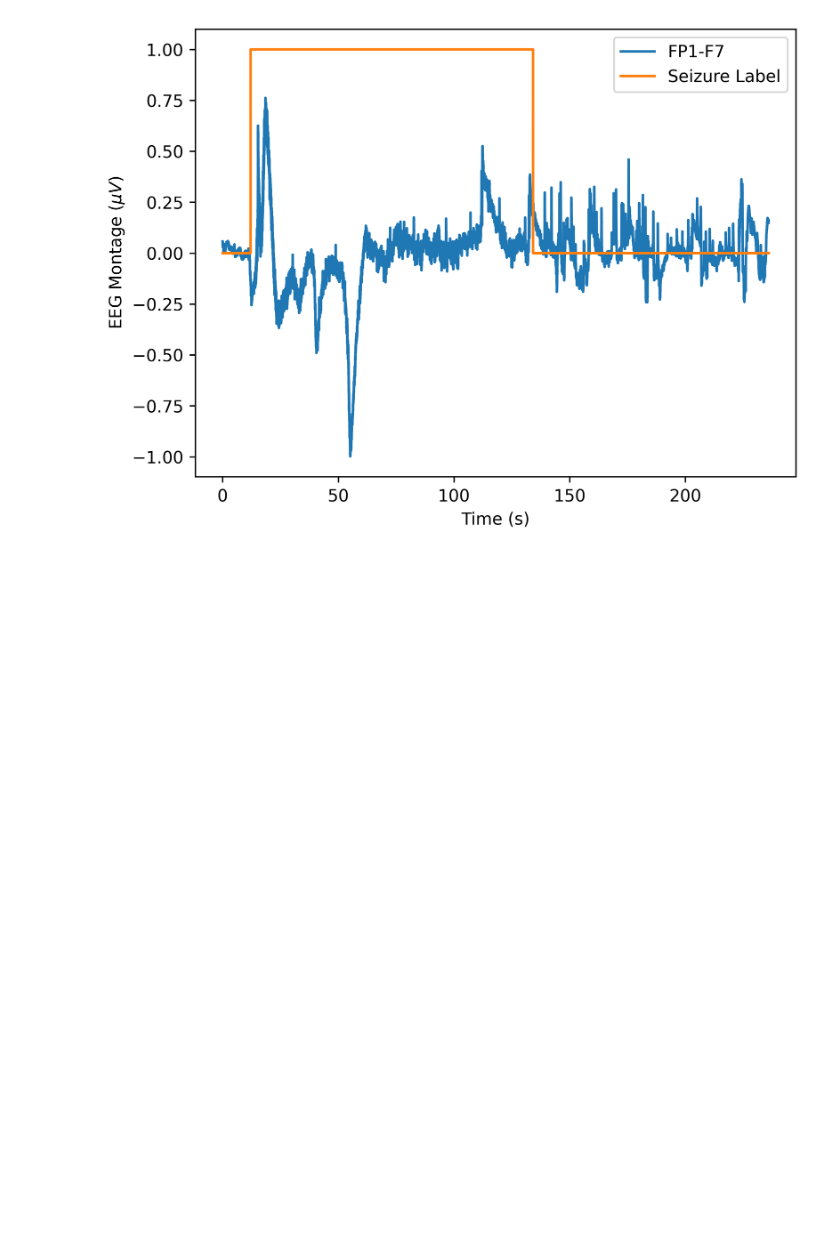
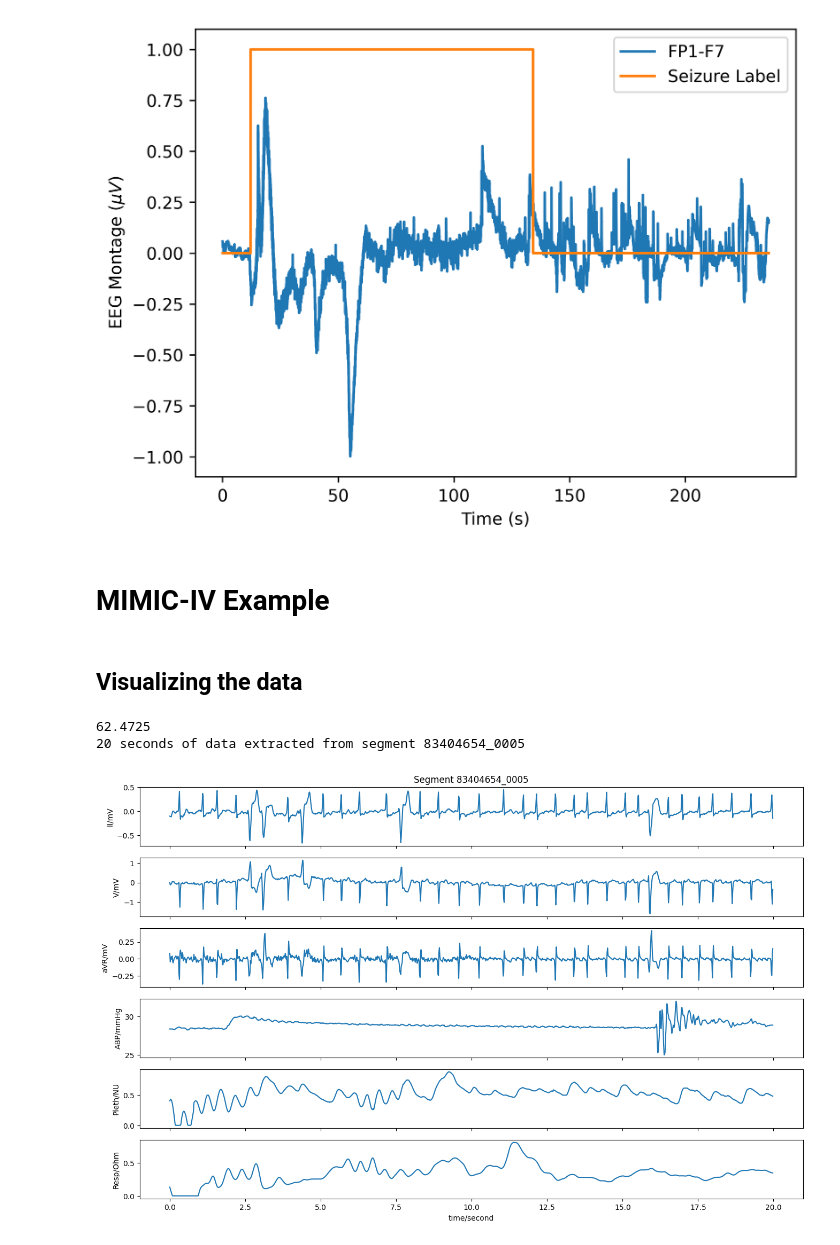
Before and after one commit to KISMED-TUDa/project-template, a Jupyter notebook: code_project_name/training_example.ipynb, the cells around one changed output. Saved outputs shown, nothing was run; the diff lists cells and outputs as text; code cells hidden in the pictures; blank space fills up the shorter version.

Commit message:
Added MIMIC-IV Example

```diff
--- a/code_project_name/training_example.ipynb
+++ b/code_project_name/training_example.ipynb
@@ -232,3 +206,42 @@ plt.legend()
 plt.show()
 # %% [output]
 [figure]
+# %% [markdown]
+# MIMIC-IV Example
+# %% [markdown]
+## Visualizing the data
+# %%
+import wfdb
+import matplotlib.pyplot as plt
+import os
+
+dataset_path = r"C:\Users\haida\Desktop\Uni\Datasets\physionet.org\files" # Change accordingly
+segment_names = ['83404654_0005', '82924339_0007']
+segment_dirs = ['mimic4wdb/0.1.0/waves/p100/p10020306/83404654',
+                'mimic4wdb/0.1.0/waves/p101/p10126957/82924339']
+idx = 0
+
+segment_metadata = wfdb.rdheader(record_name=os.path.join(dataset_path, segment_dirs[idx], segment_names[idx]))
+fs = segment_metadata.fs
+print(fs)
+
+start_seconds = 35
+n_seconds_to_load = 20
+
+sampfrom = int(fs * start_seconds)
+sampto = int(fs * (start_seconds + n_seconds_to_load))
+
+rec = wfdb.rdrecord(record_name=os.path.join(dataset_path, segment_dirs[idx], segment_names[idx]),
+                             sampfrom=sampfrom,
+                             sampto=sampto)
+
+print(f"{n_seconds_to_load} seconds of data extracted from segment {segment_names[idx]}")
+
+wfdb.plot_wfdb(record=rec,
+               title=f"Segment {segment_names[idx]}",
+               time_units='seconds',
+               figsize=(16, 10))
+# %% [output]
+62.4725
+20 seconds of data extracted from segment 83404654_0005
+[figure, added]
```
Also changed, not shown: parts of 5 cells of this notebook.
